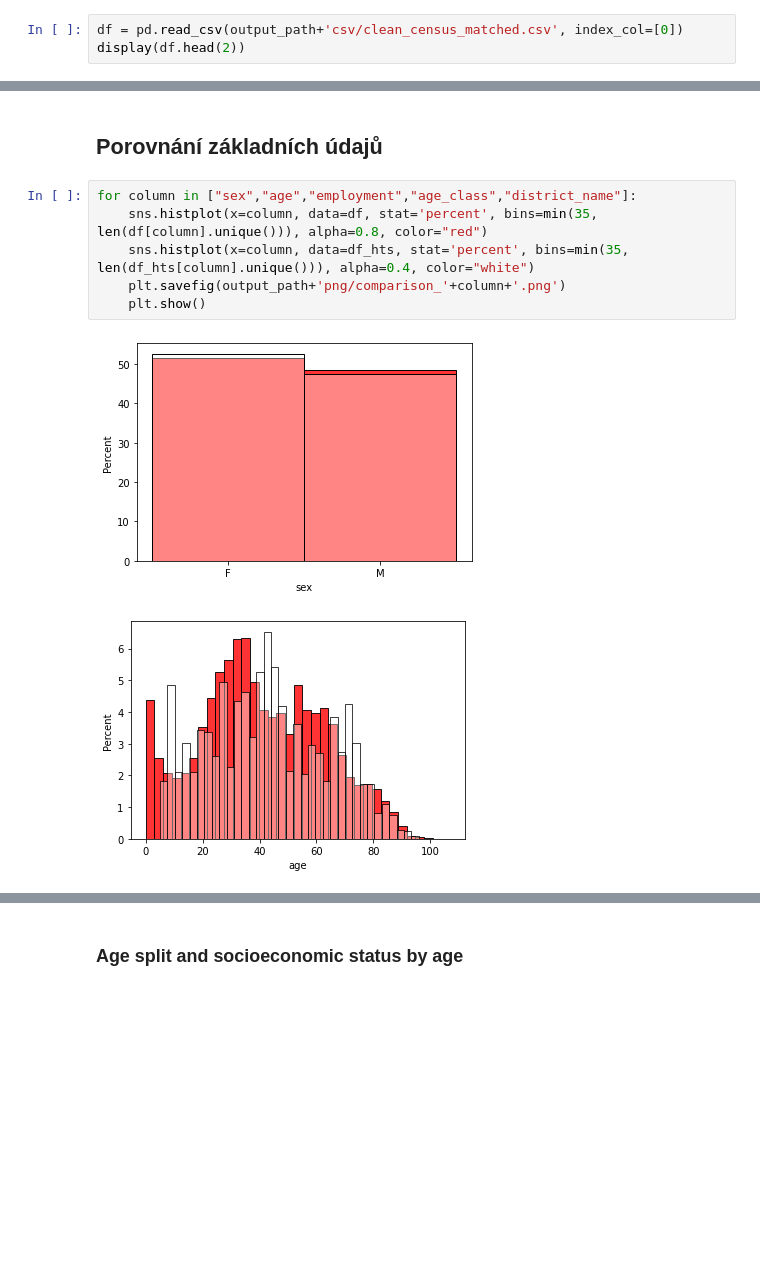
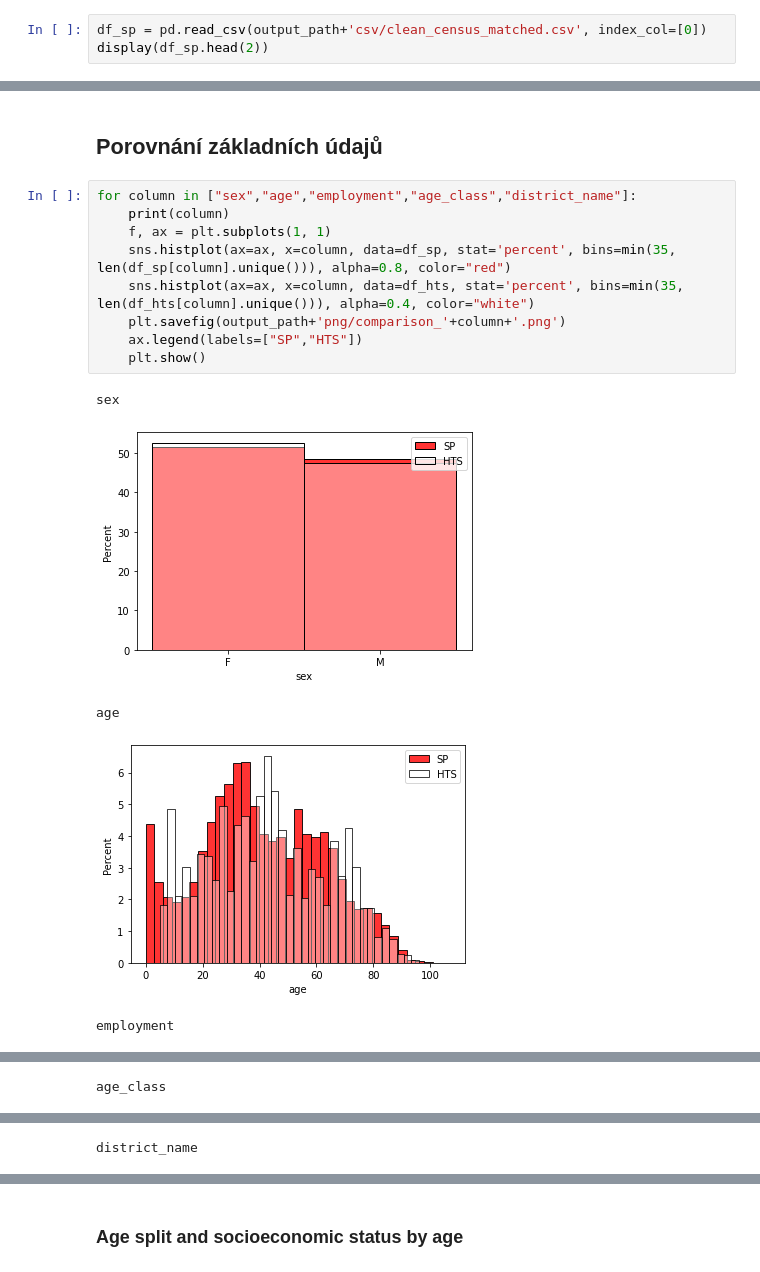
Before and after one commit to MetacitySuite/Metacity-SynthPop, a Jupyter notebook: synthesis/stats/comparison.ipynb, the cells around one changed output, grey strips where cells are left out. Saved outputs shown, nothing was run; the diff lists cells and outputs as text; blank space fills up the shorter version.

Commit message:
Added fast output comparison file.

```diff
--- a/synthesis/stats/comparison.ipynb
+++ b/synthesis/stats/comparison.ipynb
@@ -34,8 +33,8 @@ display(df_hts.head(2))
 # %% [markdown]
 ## Načtení dat SLDB 2011
 # %%
-df = pd.read_csv(output_path+'csv/clean_census_matched.csv', index_col=[0])
-display(df.head(2))
+df_sp = pd.read_csv(output_path+'csv/clean_census_matched.csv', index_col=[0])
+display(df_sp.head(2))
 # %% [output]
 |  | person_id | zone_id | sex | age | employment | age_class | district_name |
 | 0 | 1 | 554782423 | F | 34 | employed | 2 | Praha-Libuš |
@@ -44,10 +43,16 @@ display(df.head(2))
 ## Porovnání základních údajů
 # %%
 for column in ["sex","age","employment","age_class","district_name"]:
-    sns.histplot(x=column, data=df, stat='percent', bins=min(35, len(df[column].unique())), alpha=0.8, color="red")
-    sns.histplot(x=column, data=df_hts, stat='percent', bins=min(35, len(df_hts[column].unique())), alpha=0.4, color="white")
+    print(column)
+    f, ax = plt.subplots(1, 1)
+    sns.histplot(ax=ax, x=column, data=df_sp, stat='percent', bins=min(35, len(df_sp[column].unique())), alpha=0.8, color="red")
+    sns.histplot(ax=ax, x=column, data=df_hts, stat='percent', bins=min(35, len(df_hts[column].unique())), alpha=0.4, color="white")
     plt.savefig(output_path+'png/comparison_'+column+'.png')
+    ax.legend(labels=["SP","HTS"])
     plt.show()
 # %% [output]
+sex
-[figure, old version]
+[figure, new version]
+age
-[figure, old version]
+[figure, new version]
+employment
@@ -54,0 +60 @@ for column in ["sex","age","employment","age_class","district_name"]:
+age_class
@@ -55,0 +62 @@ for column in ["sex","age","employment","age_class","district_name"]:
+district_name
```
Also changed, not shown: parts of 22 cells of this notebook, 1 other file.
